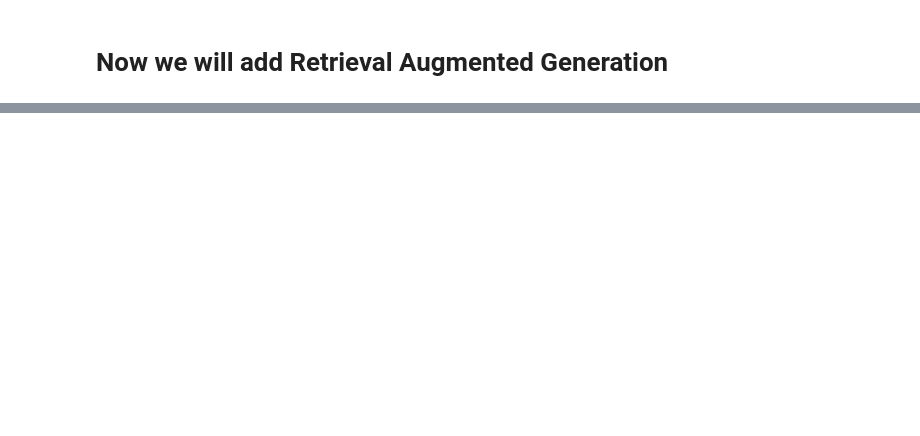
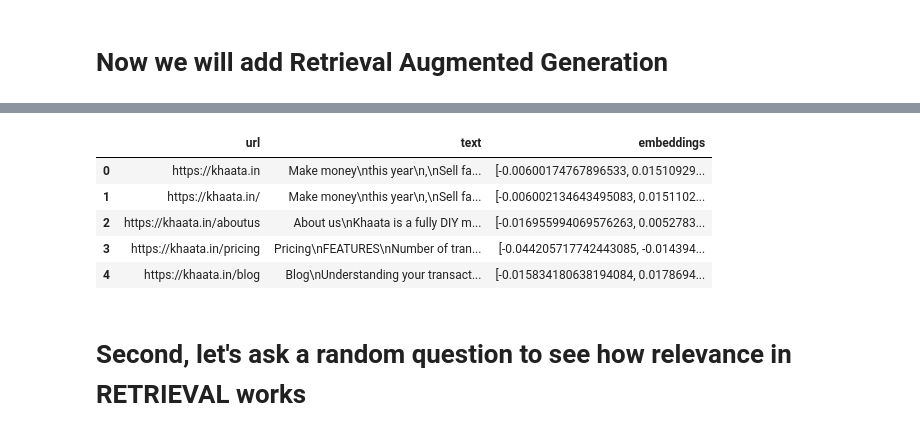
Before and after one commit to Mitalee/mitalee_ai1, a Jupyter notebook: RAG - Don Woodlock.ipynb, the cells around one changed output, grey strips where cells are left out. Saved outputs shown, nothing was run; the diff lists cells and outputs as text; code cells hidden in the pictures; blank space fills up the shorter version.

```diff
--- a/RAG - Don Woodlock.ipynb
+++ b/RAG - Don Woodlock.ipynb
@@ -57,4 +247,5 @@ df.to_picke('./website-with-embeddings.pkl')
 # %%
 %%time
-df.pd.read_pickle('./website-with-embeddings.pkl')
+df= pd.read_pickle('./website-with-embeddings.pkl')
 df.head()
+# %% [output]
@@ -61,3 +254,11 @@ df.head()
+|  | url | text | embeddings |
+| 0 | https://khaata.in | Make money\nthis year\n,\nSell fa... | [-0.00600174767896533, 0.01510929... |
+| 1 | https://khaata.in/ | Make money\nthis year\n,\nSell fa... | [-0.006002134643495083, 0.0151102... |
+| 2 | https://khaata.in/aboutus | About us\nKhaata is a fully DIY m... | [-0.016955994069576263, 0.0052783... |
+| 3 | https://khaata.in/pricing | Pricing\nFEATURES\nNumber of tran... | [-0.044205717742443085, -0.014394... |
+| 4 | https://khaata.in/blog | Blog\nUnderstanding your transact... | [-0.015834180638194084, 0.0178694... |
+# %% [markdown]
+# Second, let's ask a random question to see how relevance in RETRIEVAL works
 # %%
 question_embedding = get_embedding(question)
 question, question_embedding[0:10], "..."
```
Also changed, not shown: parts of 34 cells of this notebook.
